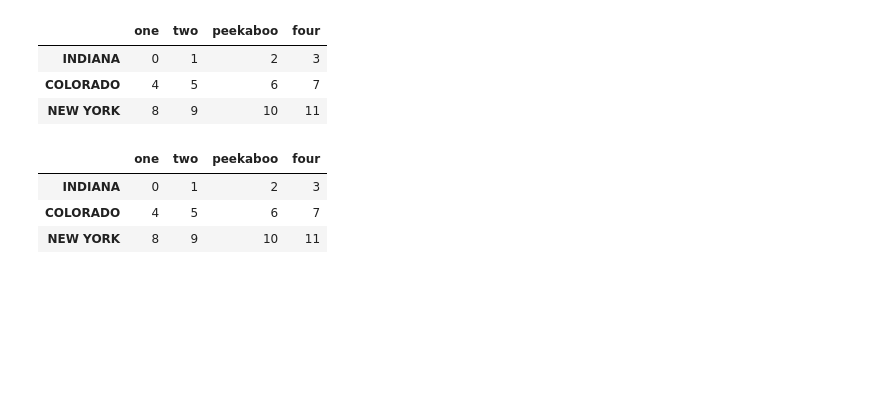
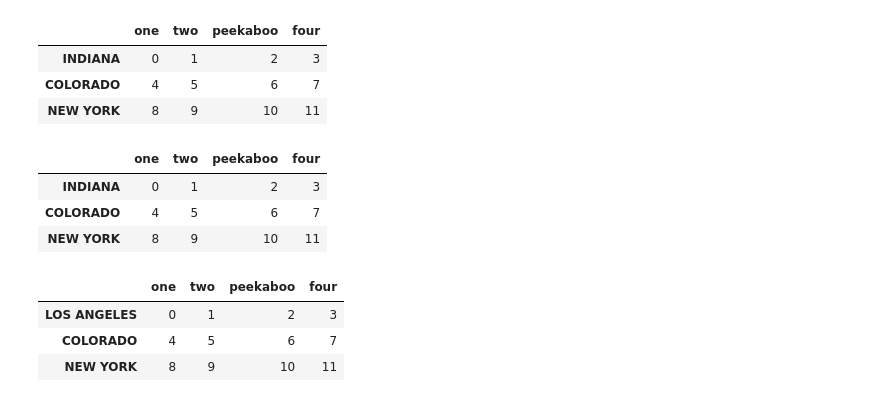
Before and after one commit to ArslanAmanov/Data-Science-Foundations-, a Jupyter notebook: Python for Data Analyses O'reilly_book/ch7_dataWrangling.ipynb, the cells around one changed output. Drawn from its saved outputs; the diff is of its cells as text; code cells hidden in the pictures; blank space fills up the shorter version.

Commit message:
inplace true method

```diff
--- a/Python for Data Analyses O'reilly_book/ch7_dataWrangling.ipynb
+++ b/Python for Data Analyses O'reilly_book/ch7_dataWrangling.ipynb
@@ -1096,3 +1096,14 @@ data
 | INDIANA | 0 | 1 | 2 | 3 |
 | COLORADO | 4 | 5 | 6 | 7 |
 | NEW YORK | 8 | 9 | 10 | 11 |
+# %%
+# rename saves having to copy the DataFrame manually and assign to its index and columns attributes.
+# Should you wish to modify a dataset in-place, pass inplace=True:
+data.rename(index={'INDIANA':'LOS ANGELES'}, inplace=True)
+# %%
+data
+# %% [output]
+|  | one | two | peekaboo | four |
+| LOS ANGELES | 0 | 1 | 2 | 3 |
+| COLORADO | 4 | 5 | 6 | 7 |
+| NEW YORK | 8 | 9 | 10 | 11 |
```
